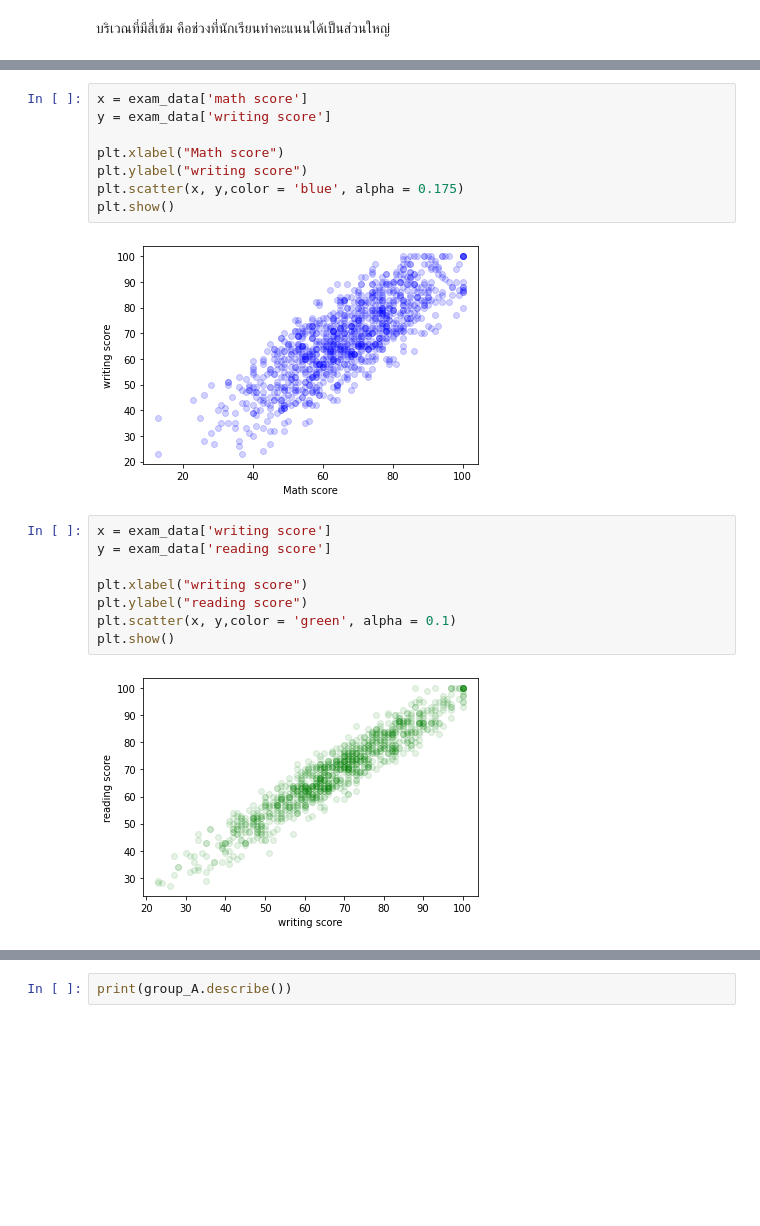
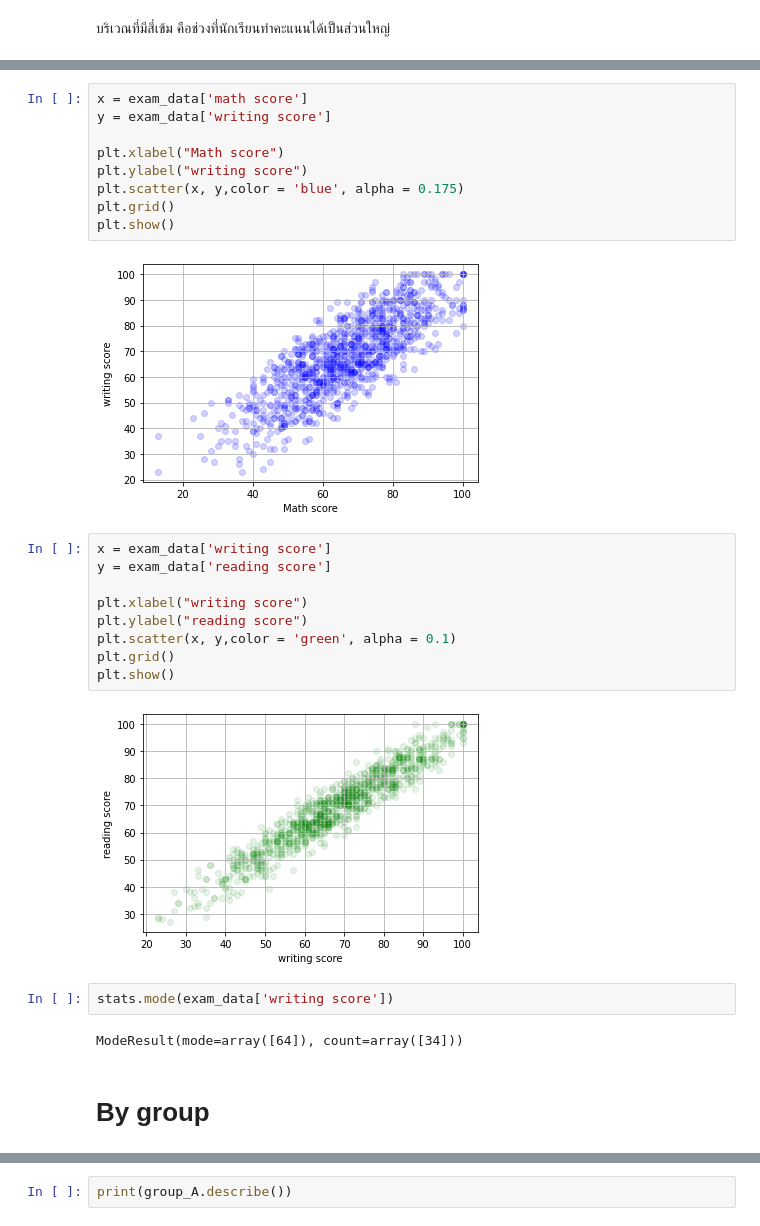
Before and after one commit to MeepoohVP/student_score, a Jupyter notebook: exam_anlz.ipynb, the cells around one changed output, grey strips where cells are left out. Saved outputs shown, nothing was run; the diff lists cells and outputs as text; blank space fills up the shorter version.

```diff
--- a/exam_anlz.ipynb
+++ b/exam_anlz.ipynb
@@ -49,16 +50,24 @@ y = exam_data['writing score']
 plt.xlabel("Math score")
 plt.ylabel("writing score")
 plt.scatter(x, y,color = 'blue', alpha = 0.175)
+plt.grid()
 plt.show()
 # %% [output]
-[figure, old version]
+[figure, new version]
 # %%
 x = exam_data['writing score']
 y = exam_data['reading score']
 
 plt.xlabel("writing score")
 plt.ylabel("reading score")
 plt.scatter(x, y,color = 'green', alpha = 0.1)
+plt.grid()
 plt.show()
 # %% [output]
-[figure, old version]
+[figure, new version]
+# %%
+stats.mode(exam_data['writing score'])
+# %% [output]
+ModeResult(mode=array([64]), count=array([34]))
+# %% [markdown]
+# By group
```
Also changed, not shown: parts of 18 cells of this notebook.
